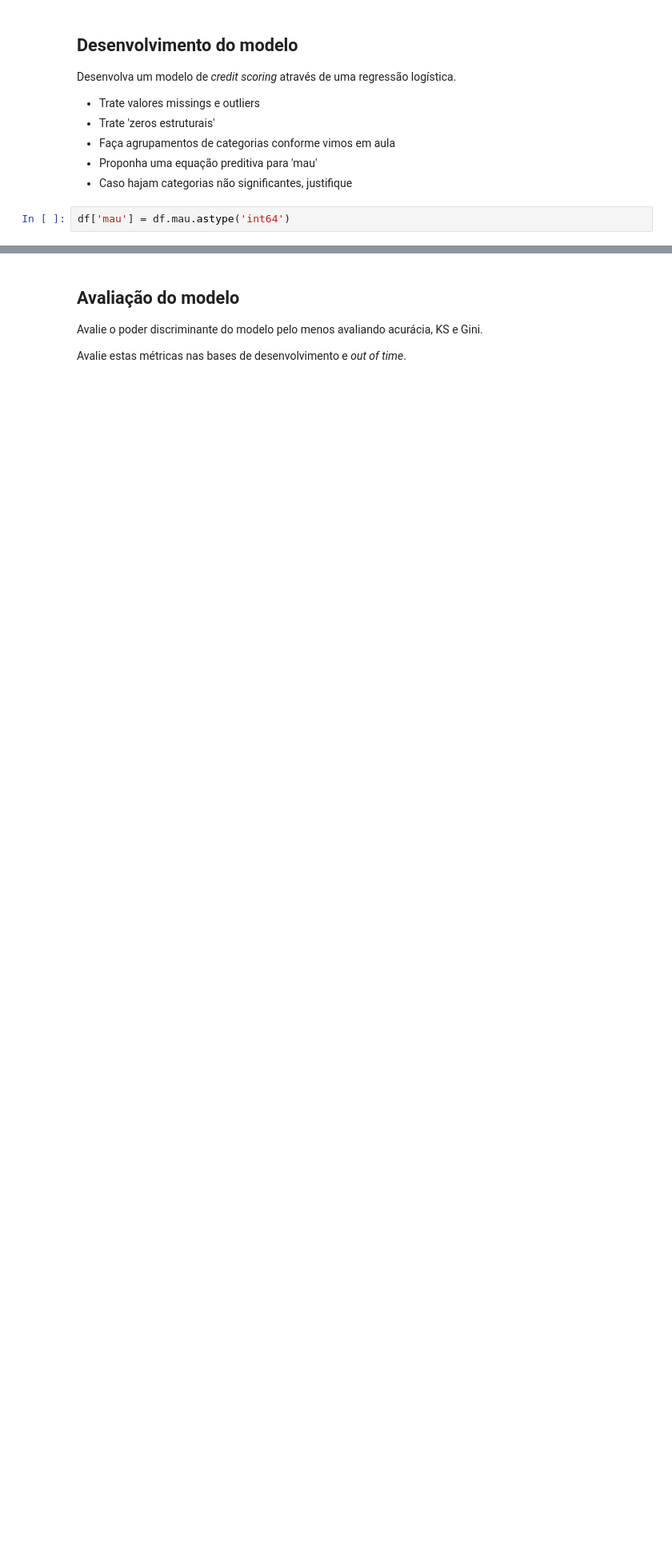
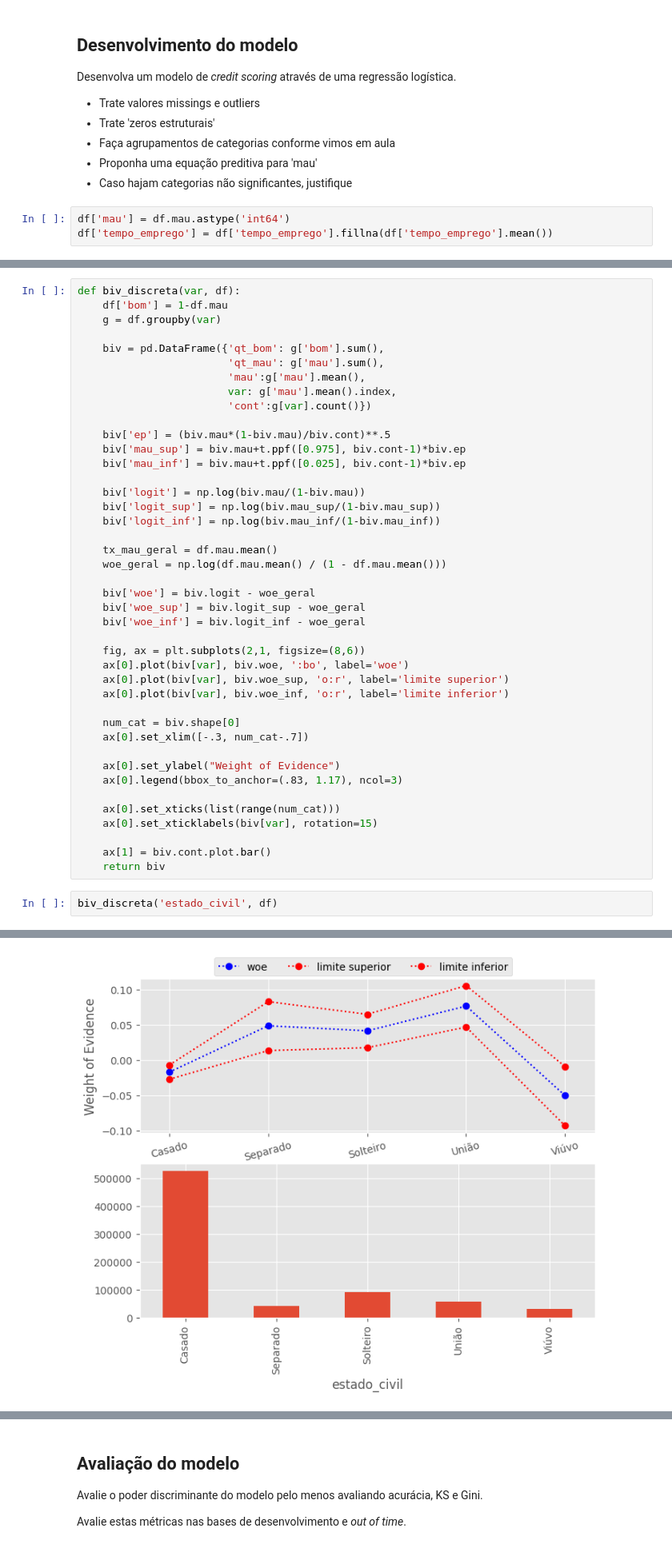
Before and after one commit to PedroHang/Logistic-Regression-Income, a Jupyter notebook: ProfCientistaDados m37_supportmaterial_exercise02.ipynb, the cells around one changed output, grey strips where cells are left out. Shown at 80% size. Saved outputs shown, nothing was run; the diff lists cells and outputs as text; blank space fills up the shorter version.

```diff
--- a/ProfCientistaDados m37_supportmaterial_exercise02.ipynb
+++ b/ProfCientistaDados m37_supportmaterial_exercise02.ipynb
@@ -324,3 +330,4 @@ Desenvolva um modelo de *credit scoring* através de uma regressão logística.
 - Caso hajam categorias não significantes, justifique
 # %%
 df['mau'] = df.mau.astype('int64')
+df['tempo_emprego'] = df['tempo_emprego'].fillna(df['tempo_emprego'].mean())
@@ -326,0 +410,45 @@ df['mau'] = df.mau.astype('int64')
+# %%
+def biv_discreta(var, df):
+    df['bom'] = 1-df.mau
+    g = df.groupby(var)
+
+    biv = pd.DataFrame({'qt_bom': g['bom'].sum(),
+                        'qt_mau': g['mau'].sum(),
+                        'mau':g['mau'].mean(),
+                        var: g['mau'].mean().index,
+                        'cont':g[var].count()})
+
+    biv['ep'] = (biv.mau*(1-biv.mau)/biv.cont)**.5
+    biv['mau_sup'] = biv.mau+t.ppf([0.975], biv.cont-1)*biv.ep
+    biv['mau_inf'] = biv.mau+t.ppf([0.025], biv.cont-1)*biv.ep
+
+    biv['logit'] = np.log(biv.mau/(1-biv.mau))
+    biv['logit_sup'] = np.log(biv.mau_sup/(1-biv.mau_sup))
+    biv['logit_inf'] = np.log(biv.mau_inf/(1-biv.mau_inf))
+
+    tx_mau_geral = df.mau.mean()
+    woe_geral = np.log(df.mau.mean() / (1 - df.mau.mean()))
+
+    biv['woe'] = biv.logit - woe_geral
+    biv['woe_sup'] = biv.logit_sup - woe_geral
+    biv['woe_inf'] = biv.logit_inf - woe_geral
+
+    fig, ax = plt.subplots(2,1, figsize=(8,6))
+    ax[0].plot(biv[var], biv.woe, ':bo', label='woe')
+    ax[0].plot(biv[var], biv.woe_sup, 'o:r', label='limite superior')
+    ax[0].plot(biv[var], biv.woe_inf, 'o:r', label='limite inferior')
+
+    num_cat = biv.shape[0]
+    ax[0].set_xlim([-.3, num_cat-.7])
+
+    ax[0].set_ylabel("Weight of Evidence")
+    ax[0].legend(bbox_to_anchor=(.83, 1.17), ncol=3)
+
+    ax[0].set_xticks(list(range(num_cat)))
+    ax[0].set_xticklabels(biv[var], rotation=15)
+
+    ax[1] = biv.cont.plot.bar()
+    return biv
+# %%
+biv_discreta('estado_civil', df)
+# %% [output]
@@ -326,0 +462 @@ df['mau'] = df.mau.astype('int64')
+[figure, added]
```
Also changed, not shown: parts of 18 cells of this notebook.
